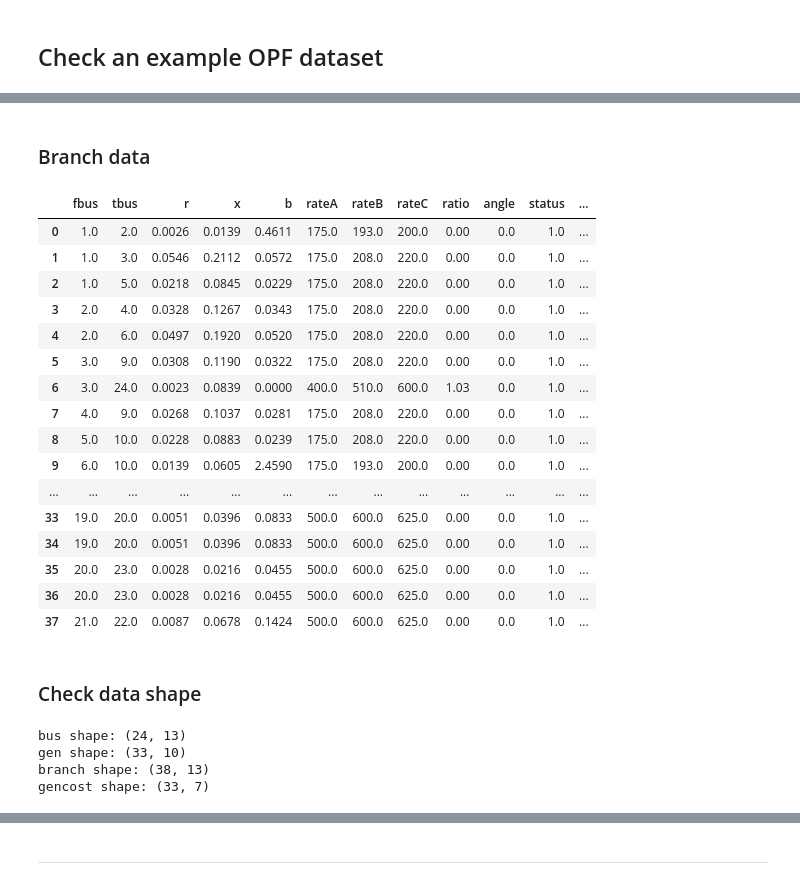
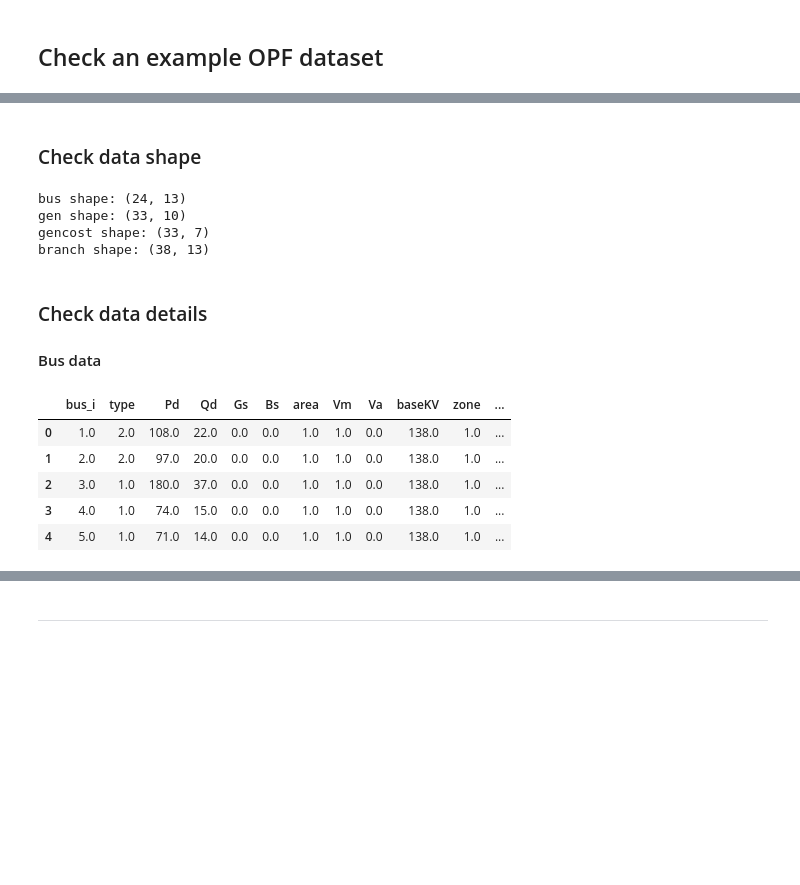
Before and after one commit to jhyun0919/Project_EE394V_SPR2020, a Jupyter notebook: codes/experiments/data_preprocess.ipynb, the cells around one changed output, grey strips where cells are left out. Drawn from its saved outputs; the diff is of its cells as text; code cells hidden in the pictures; blank space fills up the shorter version.

```diff
--- a/codes/experiments/data_preprocess.ipynb
+++ b/codes/experiments/data_preprocess.ipynb
@@ -145,34 +45,24 @@ opf_data['gencost']
-# %% [markdown]
-### Branch data
-# %%
-opf_data['branch']
-# %% [output]
-|  | fbus | tbus | r | x | b | rateA | rateB | rateC | ratio | angle | status | ... |
-| 0 | 1.0 | 2.0 | 0.0026 | 0.0139 | 0.4611 | 175.0 | 193.0 | 200.0 | 0.00 | 0.0 | 1.0 | ... |
-| 1 | 1.0 | 3.0 | 0.0546 | 0.2112 | 0.0572 | 175.0 | 208.0 | 220.0 | 0.00 | 0.0 | 1.0 | ... |
-| 2 | 1.0 | 5.0 | 0.0218 | 0.0845 | 0.0229 | 175.0 | 208.0 | 220.0 | 0.00 | 0.0 | 1.0 | ... |
-| 3 | 2.0 | 4.0 | 0.0328 | 0.1267 | 0.0343 | 175.0 | 208.0 | 220.0 | 0.00 | 0.0 | 1.0 | ... |
-| 4 | 2.0 | 6.0 | 0.0497 | 0.1920 | 0.0520 | 175.0 | 208.0 | 220.0 | 0.00 | 0.0 | 1.0 | ... |
-| 5 | 3.0 | 9.0 | 0.0308 | 0.1190 | 0.0322 | 175.0 | 208.0 | 220.0 | 0.00 | 0.0 | 1.0 | ... |
-| 6 | 3.0 | 24.0 | 0.0023 | 0.0839 | 0.0000 | 400.0 | 510.0 | 600.0 | 1.03 | 0.0 | 1.0 | ... |
-| 7 | 4.0 | 9.0 | 0.0268 | 0.1037 | 0.0281 | 175.0 | 208.0 | 220.0 | 0.00 | 0.0 | 1.0 | ... |
-| 8 | 5.0 | 10.0 | 0.0228 | 0.0883 | 0.0239 | 175.0 | 208.0 | 220.0 | 0.00 | 0.0 | 1.0 | ... |
-| 9 | 6.0 | 10.0 | 0.0139 | 0.0605 | 2.4590 | 175.0 | 193.0 | 200.0 | 0.00 | 0.0 | 1.0 | ... |
-| ... | ... | ... | ... | ... | ... | ... | ... | ... | ... | ... | ... | ... |
-| 33 | 19.0 | 20.0 | 0.0051 | 0.0396 | 0.0833 | 500.0 | 600.0 | 625.0 | 0.00 | 0.0 | 1.0 | ... |
-| 34 | 19.0 | 20.0 | 0.0051 | 0.0396 | 0.0833 | 500.0 | 600.0 | 625.0 | 0.00 | 0.0 | 1.0 | ... |
-| 35 | 20.0 | 23.0 | 0.0028 | 0.0216 | 0.0455 | 500.0 | 600.0 | 625.0 | 0.00 | 0.0 | 1.0 | ... |
-| 36 | 20.0 | 23.0 | 0.0028 | 0.0216 | 0.0455 | 500.0 | 600.0 | 625.0 | 0.00 | 0.0 | 1.0 | ... |
-| 37 | 21.0 | 22.0 | 0.0087 | 0.0678 | 0.1424 | 500.0 | 600.0 | 625.0 | 0.00 | 0.0 | 1.0 | ... |
 # %% [markdown]
 ### Check data shape
 # %%
 print('bus shape: {}'.format(opf_data['bus'].shape))
 print('gen shape: {}'.format(opf_data['gen'].shape))
+print('gencost shape: {}'.format(opf_data['gencost'].shape))
 print('branch shape: {}'.format(opf_data['branch'].shape))
-print('gencost shape: {}'.format(opf_data['gencost'].shape))
 # %% [output]
 bus shape: (24, 13)
 gen shape: (33, 10)
+gencost shape: (33, 7)
 branch shape: (38, 13)
-gencost shape: (33, 7)
+# %% [markdown]
+### Check data details
+#### Bus data
+# %%
+opf_data['bus'].head()
+# %% [output]
+|  | bus_i | type | Pd | Qd | Gs | Bs | area | Vm | Va | baseKV | zone | ... |
+| 0 | 1.0 | 2.0 | 108.0 | 22.0 | 0.0 | 0.0 | 1.0 | 1.0 | 0.0 | 138.0 | 1.0 | ... |
+| 1 | 2.0 | 2.0 | 97.0 | 20.0 | 0.0 | 0.0 | 1.0 | 1.0 | 0.0 | 138.0 | 1.0 | ... |
+| 2 | 3.0 | 1.0 | 180.0 | 37.0 | 0.0 | 0.0 | 1.0 | 1.0 | 0.0 | 138.0 | 1.0 | ... |
+| 3 | 4.0 | 1.0 | 74.0 | 15.0 | 0.0 | 0.0 | 1.0 | 1.0 | 0.0 | 138.0 | 1.0 | ... |
+| 4 | 5.0 | 1.0 | 71.0 | 14.0 | 0.0 | 0.0 | 1.0 | 1.0 | 0.0 | 138.0 | 1.0 | ... |
```
Also changed, not shown: parts of 43 cells of this notebook.
